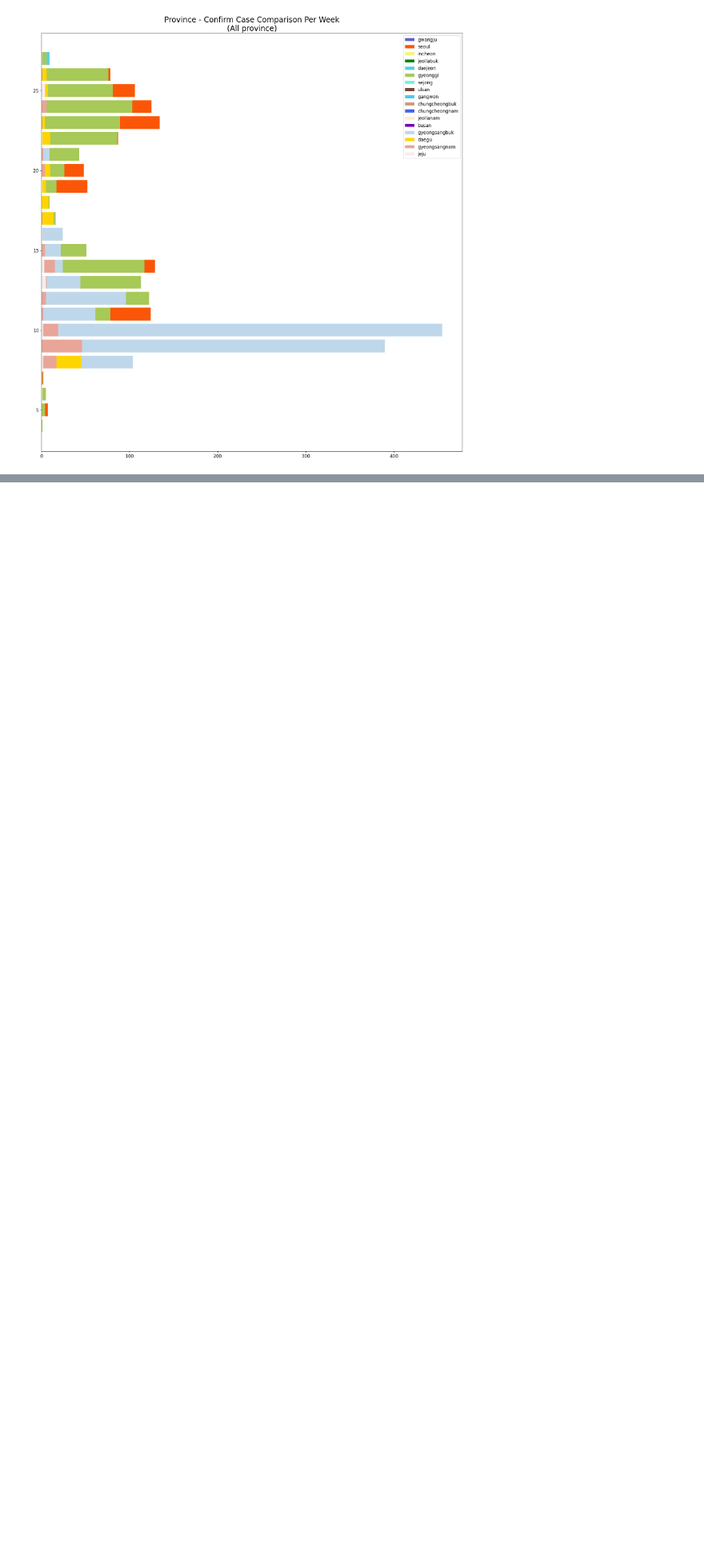
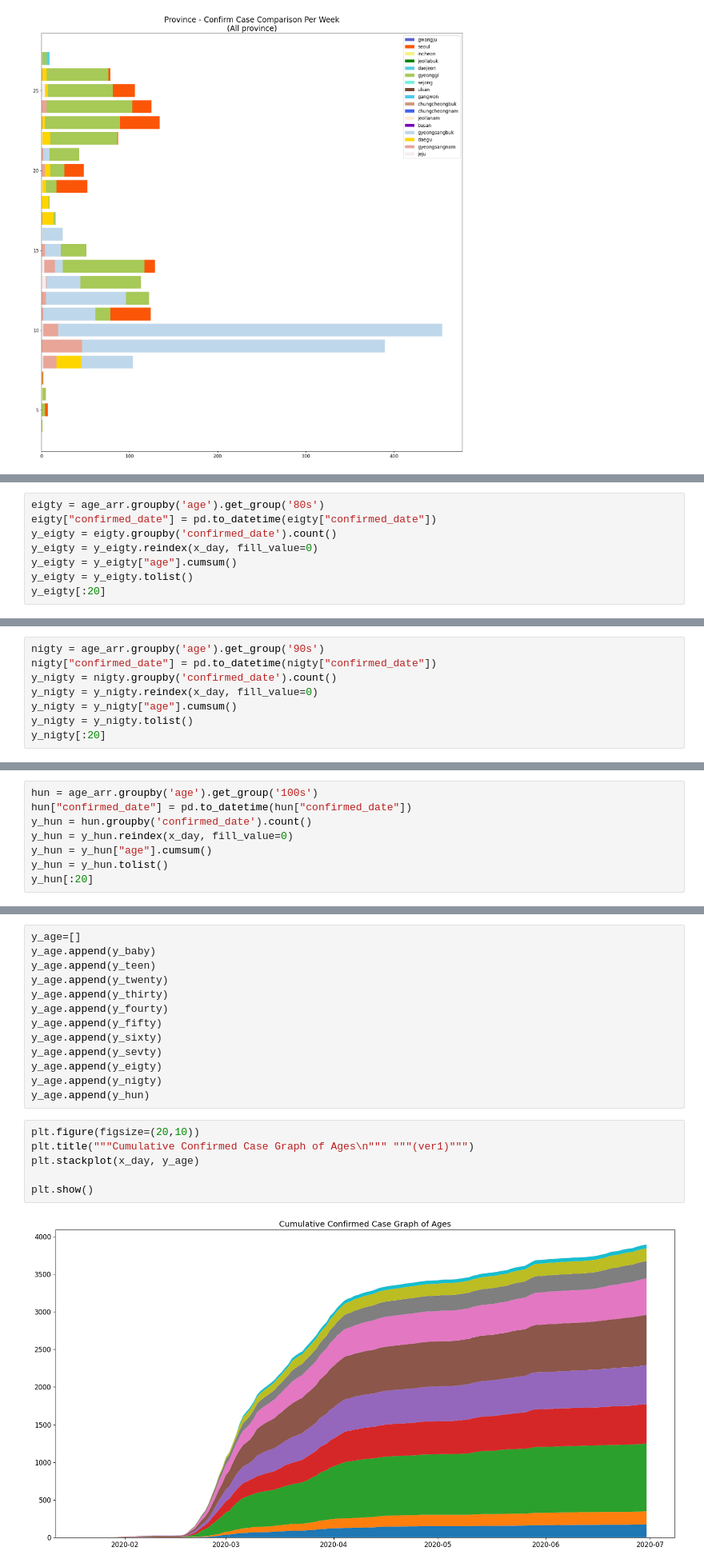
Before and after one commit to zzozzo/Datathon, a Jupyter notebook: data1.ipynb, the cells around one changed output, grey strips where cells are left out. Shown at 80% size. Saved outputs shown, nothing was run; the diff lists cells and outputs as text; blank space fills up the shorter version.

```diff
--- a/data1.ipynb
+++ b/data1.ipynb
@@ -2453,0 +2599,8 @@ plt.show()
+# %%
+eigty = age_arr.groupby('age').get_group('80s')
+eigty["confirmed_date"] = pd.to_datetime(eigty["confirmed_date"])
+y_eigty = eigty.groupby('confirmed_date').count()
+y_eigty = y_eigty.reindex(x_day, fill_value=0)
+y_eigty = y_eigty["age"].cumsum()
+y_eigty = y_eigty.tolist()
+y_eigty[:20]
@@ -2453,0 +2609,8 @@ plt.show()
+# %%
+nigty = age_arr.groupby('age').get_group('90s')
+nigty["confirmed_date"] = pd.to_datetime(nigty["confirmed_date"])
+y_nigty = nigty.groupby('confirmed_date').count()
+y_nigty = y_nigty.reindex(x_day, fill_value=0)
+y_nigty = y_nigty["age"].cumsum()
+y_nigty = y_nigty.tolist()
+y_nigty[:20]
@@ -2453,0 +2619,8 @@ plt.show()
+# %%
+hun = age_arr.groupby('age').get_group('100s')
+hun["confirmed_date"] = pd.to_datetime(hun["confirmed_date"])
+y_hun = hun.groupby('confirmed_date').count()
+y_hun = y_hun.reindex(x_day, fill_value=0)
+y_hun = y_hun["age"].cumsum()
+y_hun = y_hun.tolist()
+y_hun[:20]
@@ -2453,0 +2629,21 @@ plt.show()
+# %%
+y_age=[]
+y_age.append(y_baby)
+y_age.append(y_teen)
+y_age.append(y_twenty)
+y_age.append(y_thirty)
+y_age.append(y_fourty)
+y_age.append(y_fifty)
+y_age.append(y_sixty)
+y_age.append(y_sevty)
+y_age.append(y_eigty)
+y_age.append(y_nigty)
+y_age.append(y_hun)
+# %%
+plt.figure(figsize=(20,10))
+plt.title("""Cumulative Confirmed Case Graph of Ages\n""" """(ver1)""")
+plt.stackplot(x_day, y_age)
+
+plt.show()
+# %% [output]
+[figure, added]
```
Also changed, not shown: parts of 20 cells of this notebook.
